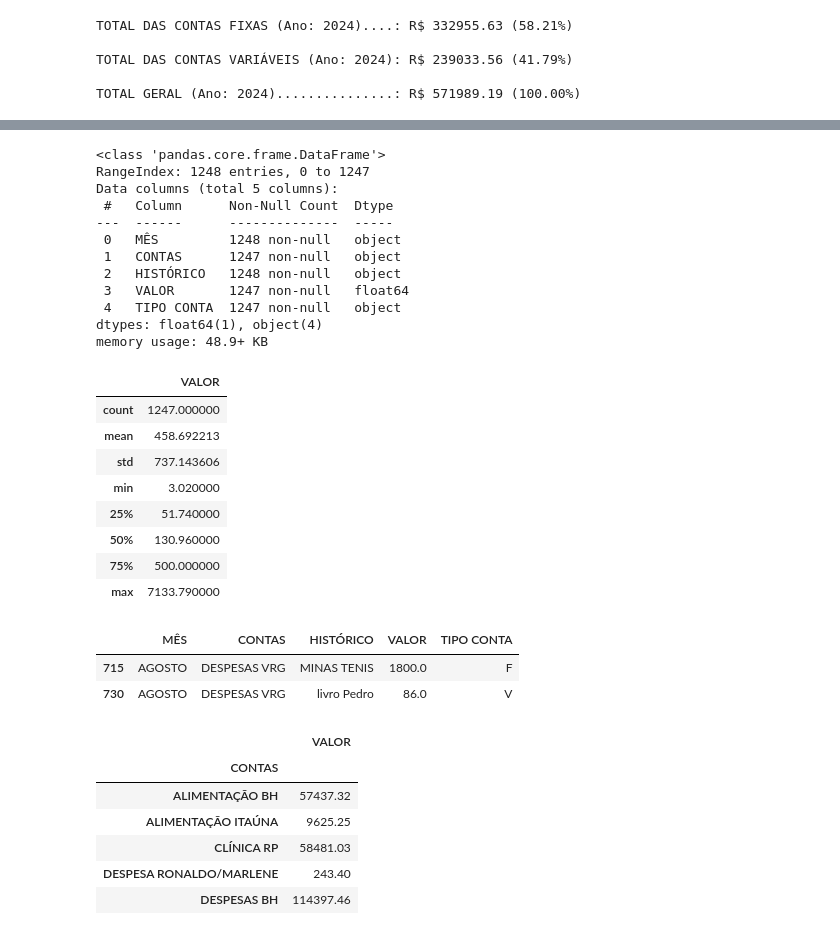
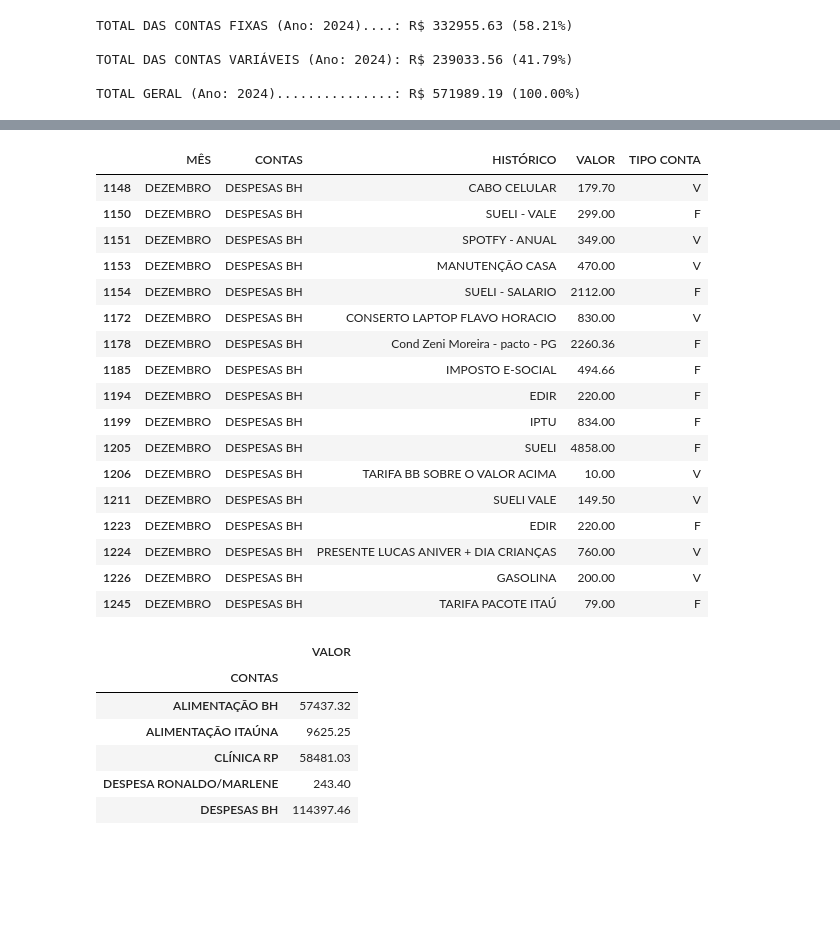
Before and after one commit to muriloamo/googlecolab, a Jupyter notebook: PORTIFOLIO_PÓS.ipynb, the cells around one changed output, grey strips where cells are left out. Drawn from its saved outputs; the diff is of its cells as text; code cells hidden in the pictures; blank space fills up the shorter version.

```diff
--- a/PORTIFOLIO_PÓS.ipynb
+++ b/PORTIFOLIO_PÓS.ipynb
@@ -161,36 +123,24 @@ sns.despine(top=True, right=True, bottom=True, left=True)
-# %%
-df.info()
-# %% [output]
-<class 'pandas.core.frame.DataFrame'>
-RangeIndex: 1248 entries, 0 to 1247
-Data columns (total 5 columns):
- #   Column      Non-Null Count  Dtype
----  ------      --------------  -----
- 0   MÊS         1248 non-null   object
- 1   CONTAS      1247 non-null   object
- 2   HISTÓRICO   1248 non-null   object
- 3   VALOR       1247 non-null   float64
- 4   TIPO CONTA  1247 non-null   object
-dtypes: float64(1), object(4)
-memory usage: 48.9+ KB
-# %%
-df.describe()
-# %% [output]
-|  | VALOR |
-| count | 1247.000000 |
-| mean | 458.692213 |
-| std | 737.143606 |
-| min | 3.020000 |
-| 25% | 51.740000 |
-| 50% | 130.960000 |
-| 75% | 500.000000 |
-| max | 7133.790000 |
 # %%
-df[(df['CONTAS'] == 'DESPESAS VRG') & (df['MÊS'] == 'AGOSTO')]
+df[(df['CONTAS'] == 'DESPESAS BH') & (df['MÊS'] == 'DEZEMBRO')]
 # %% [output]
 |  | MÊS | CONTAS | HISTÓRICO | VALOR | TIPO CONTA |
-| 715 | AGOSTO | DESPESAS VRG | MINAS TENIS | 1800.0 | F |
-| 730 | AGOSTO | DESPESAS VRG | livro Pedro | 86.0 | V |
+| 1148 | DEZEMBRO | DESPESAS BH | CABO CELULAR | 179.70 | V |
+| 1150 | DEZEMBRO | DESPESAS BH | SUELI - VALE | 299.00 | F |
+| 1151 | DEZEMBRO | DESPESAS BH | SPOTFY - ANUAL | 349.00 | V |
+| 1153 | DEZEMBRO | DESPESAS BH | MANUTENÇÃO CASA | 470.00 | V |
+| 1154 | DEZEMBRO | DESPESAS BH | SUELI - SALARIO | 2112.00 | F |
+| 1172 | DEZEMBRO | DESPESAS BH | CONSERTO LAPTOP FLAVO HORACIO | 830.00 | V |
+| 1178 | DEZEMBRO | DESPESAS BH | Cond Zeni Moreira - pacto - PG | 2260.36 | F |
+| 1185 | DEZEMBRO | DESPESAS BH | IMPOSTO E-SOCIAL | 494.66 | F |
+| 1194 | DEZEMBRO | DESPESAS BH | EDIR | 220.00 | F |
+| 1199 | DEZEMBRO | DESPESAS BH | IPTU | 834.00 | F |
+| 1205 | DEZEMBRO | DESPESAS BH | SUELI | 4858.00 | F |
+| 1206 | DEZEMBRO | DESPESAS BH | TARIFA BB SOBRE O VALOR ACIMA | 10.00 | V |
+| 1211 | DEZEMBRO | DESPESAS BH | SUELI VALE | 149.50 | V |
+| 1223 | DEZEMBRO | DESPESAS BH | EDIR | 220.00 | F |
+| 1224 | DEZEMBRO | DESPESAS BH | PRESENTE LUCAS ANIVER + DIA CRIANÇAS | 760.00 | V |
+| 1226 | DEZEMBRO | DESPESAS BH | GASOLINA | 200.00 | V |
+| 1245 | DEZEMBRO | DESPESAS BH | TARIFA PACOTE ITAÚ | 79.00 | F |
 # %%
 df.groupby('CONTAS')['VALOR'].sum()
 # %% [output]
```
Also changed, not shown: parts of 14 cells of this notebook.
